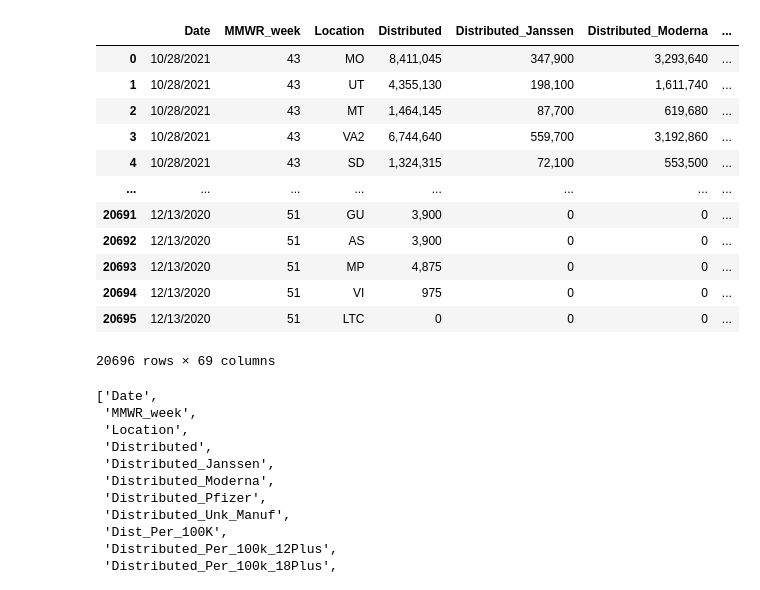
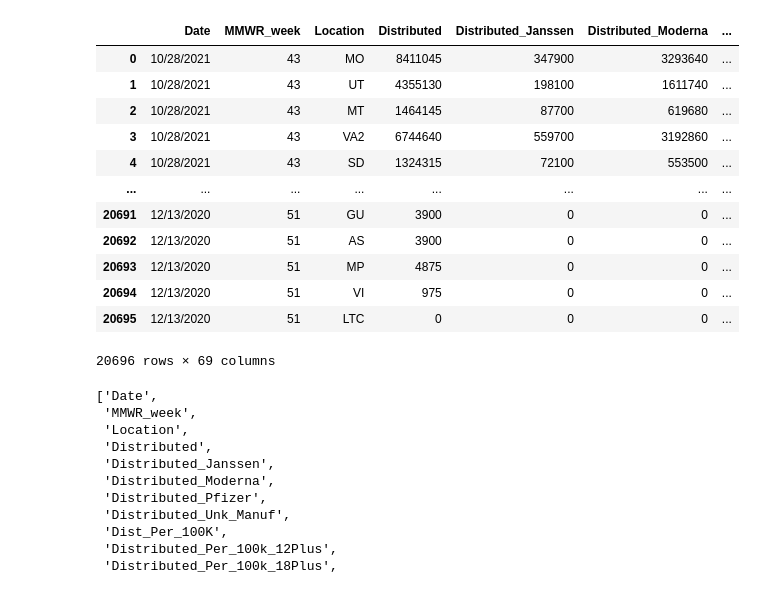
Before and after one commit to rjsoriano1990/Project2, a Jupyter notebook: covid_vac_cleaner.ipynb, the cells around one changed output. Saved outputs shown, nothing was run; the diff lists cells and outputs as text; code cells hidden in the pictures.

```diff
--- a/covid_vac_cleaner.ipynb
+++ b/covid_vac_cleaner.ipynb
@@ -7,22 +9,22 @@ import numpy as np
 # %%
-# Establishing the path to our first dataset mouse_metadata_df
+#establishing the path to dataset
 
-csv_file = os.path.join("COVID-19_Vaccinations_in_the_United_States_Jurisdiction.csv")
+csv_file = os.path.join("Resources/COVID-19_Vaccinations_in_the_United_States_Jurisdiction.csv")
 
 US_Cov19_df = pd.read_csv(csv_file,low_memory=False)
 
 US_Cov19_df
 # %% [output]
 |  | Date | MMWR_week | Location | Distributed | Distributed_Janssen | Distributed_Moderna | ... |
-| 0 | 10/28/2021 | 43 | MO | 8,411,045 | 347,900 | 3,293,640 | ... |
-| 1 | 10/28/2021 | 43 | UT | 4,355,130 | 198,100 | 1,611,740 | ... |
-| 2 | 10/28/2021 | 43 | MT | 1,464,145 | 87,700 | 619,680 | ... |
-| 3 | 10/28/2021 | 43 | VA2 | 6,744,640 | 559,700 | 3,192,860 | ... |
-| 4 | 10/28/2021 | 43 | SD | 1,324,315 | 72,100 | 553,500 | ... |
+| 0 | 10/28/2021 | 43 | MO | 8411045 | 347900 | 3293640 | ... |
+| 1 | 10/28/2021 | 43 | UT | 4355130 | 198100 | 1611740 | ... |
+| 2 | 10/28/2021 | 43 | MT | 1464145 | 87700 | 619680 | ... |
+| 3 | 10/28/2021 | 43 | VA2 | 6744640 | 559700 | 3192860 | ... |
+| 4 | 10/28/2021 | 43 | SD | 1324315 | 72100 | 553500 | ... |
 | ... | ... | ... | ... | ... | ... | ... | ... |
-| 20691 | 12/13/2020 | 51 | GU | 3,900 | 0 | 0 | ... |
-| 20692 | 12/13/2020 | 51 | AS | 3,900 | 0 | 0 | ... |
-| 20693 | 12/13/2020 | 51 | MP | 4,875 | 0 | 0 | ... |
+| 20691 | 12/13/2020 | 51 | GU | 3900 | 0 | 0 | ... |
+| 20692 | 12/13/2020 | 51 | AS | 3900 | 0 | 0 | ... |
+| 20693 | 12/13/2020 | 51 | MP | 4875 | 0 | 0 | ... |
 | 20694 | 12/13/2020 | 51 | VI | 975 | 0 | 0 | ... |
 | 20695 | 12/13/2020 | 51 | LTC | 0 | 0 | 0 | ... |
 20696 rows × 69 columns
```
Also changed, not shown: parts of 12 cells of this notebook, 8 other files.
